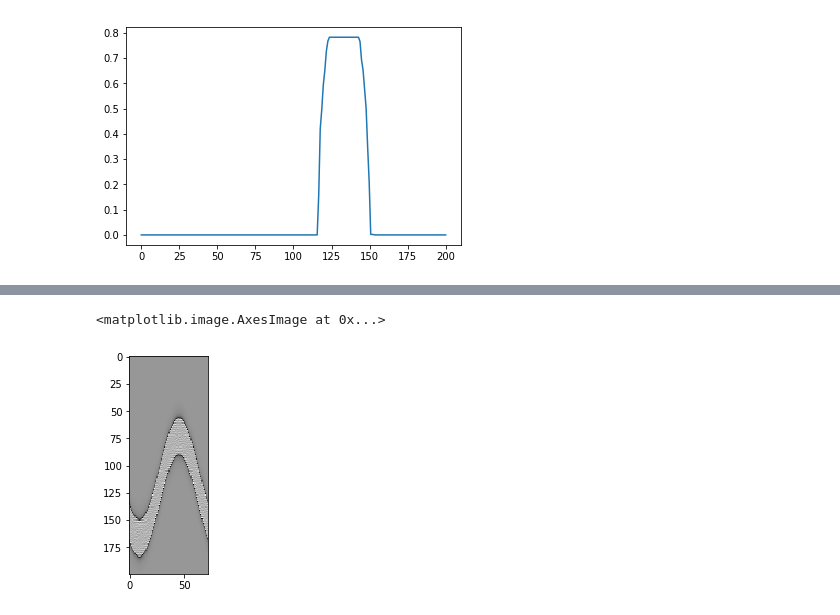
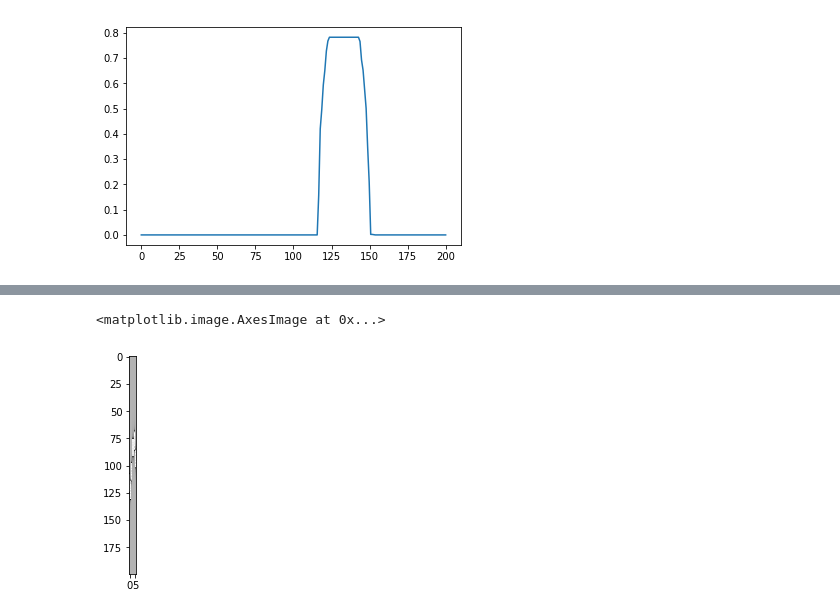
Before and after one commit to damianhorna/backprojection-tomography, a Jupyter notebook: sinogram.ipynb, the cells around one changed output, grey strips where cells are left out. Saved outputs shown, nothing was run; the diff lists cells and outputs as text; code cells hidden in the pictures.

Commit message:
using numpy convolve method instead of my own

```diff
--- a/sinogram.ipynb
+++ b/sinogram.ipynb
@@ -216,9 +216,9 @@ plt.imshow(restore_picture(sinogram, lines, img.shape), cmap='gray')
 # %% [markdown]
 # Filtering section below
 # %%
-def genKernel(kerLen):
+def genKernel(size):
     kernel = []
-    for i in range(-int(kerLen/2), int(kerLen/2)):
+    for i in range(-int(size/2), int(size/2)):
         if i == 0:
             kernel.append(1)
         elif i % 2 == 0:
@@ -251,7 +241,7 @@ def flatten(sinus):
     return x
 # %%
 img = plt.imread('img/dot.jpg')
-sinogram, lines = gen_sinogram(200, 300, 5, img)
+sinogram, lines = gen_sinogram(200, 300, 60, img)
 sinus = sinogram[:,0]
 plt.plot(np.linspace(0,200,200), sinus)
 # %% [output]
@@ -279,10 +263,10 @@ plt.plot(np.linspace(0,200,200), y)
 # %%
 copy = sinogram.copy()
-kernel = genKernel(40)
 for i in range(sinogram.shape[1]):
-    copy[:,i] = conv1d(sinogram[:,i], kernel)
-
+    convolution = np.convolve(sinogram[:,i], genKernel(len(sinogram[:,i])))
+    convolution = np.append(convolution, 0)
+    copy[:,i] = convolution.reshape(-1, 2).mean(axis=1)
 plt.imshow(copy, cmap='gray')
 # %% [output]
 <matplotlib.image.AxesImage at 0x...>
-[figure, old version]
+[figure, new version]
```
Also changed, not shown: parts of 6 cells of this notebook.
